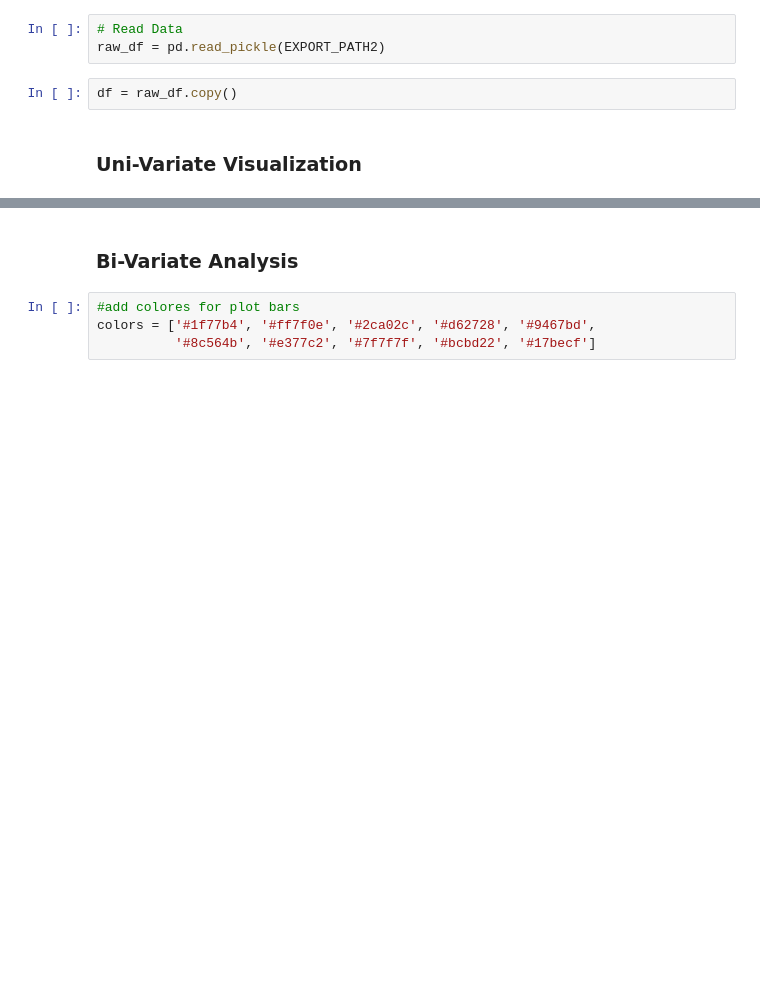
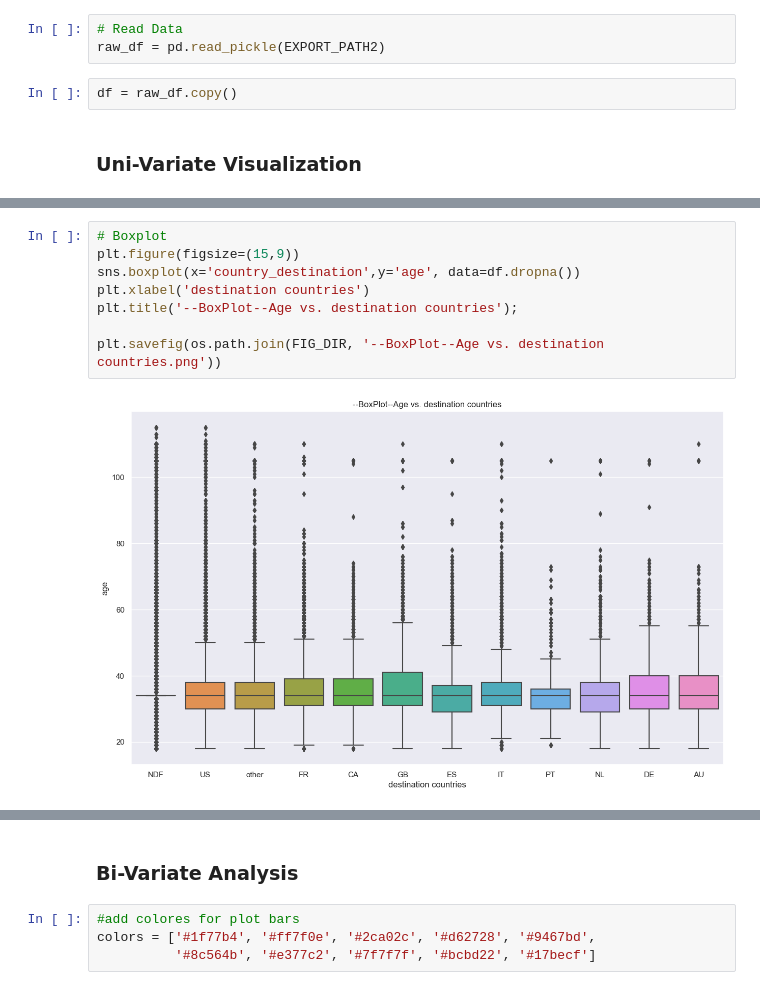
Before and after one commit to momokhattab98/Udacity_airbnb_SL, a Jupyter notebook: notebooks/04_Analysis.ipynb, the cells around one changed output, grey strips where cells are left out. Saved outputs shown, nothing was run; the diff lists cells and outputs as text; blank space fills up the shorter version.

```diff
--- a/notebooks/04_Analysis.ipynb
+++ b/notebooks/04_Analysis.ipynb
@@ -108,0 +61,10 @@ No artists with labels found to put in legend.  Note that artists whose label st
+# %%
+# Boxplot
+plt.figure(figsize=(15,9))
+sns.boxplot(x='country_destination',y='age', data=df.dropna())
+plt.xlabel('destination countries')
+plt.title('--BoxPlot--Age vs. destination countries');
+
+plt.savefig(os.path.join(FIG_DIR, '--BoxPlot--Age vs. destination countries.png'))
+# %% [output]
+[figure, added]
```
Also changed, not shown: parts of 15 cells of this notebook, 3 other files.
